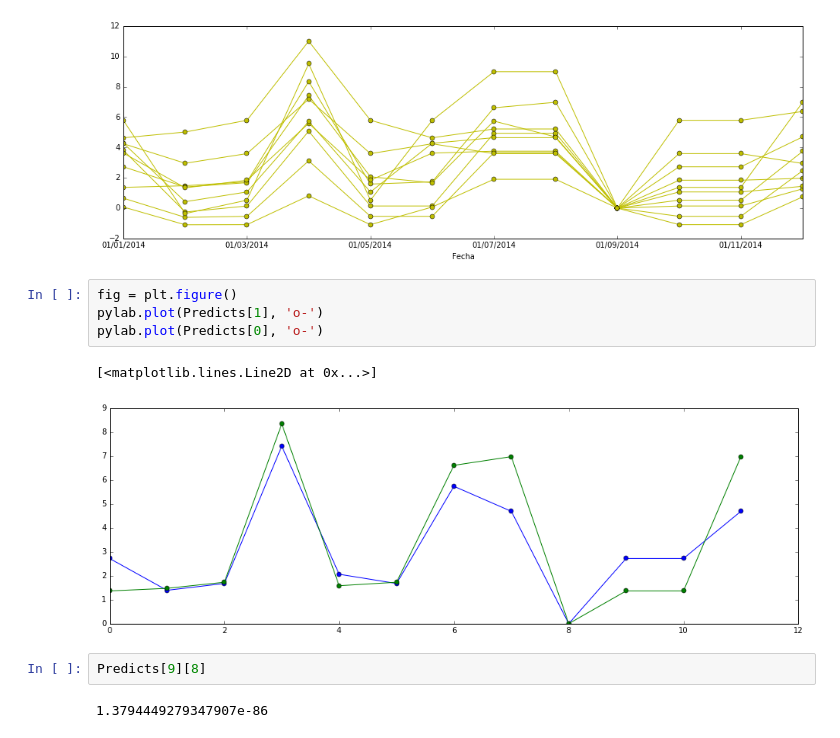
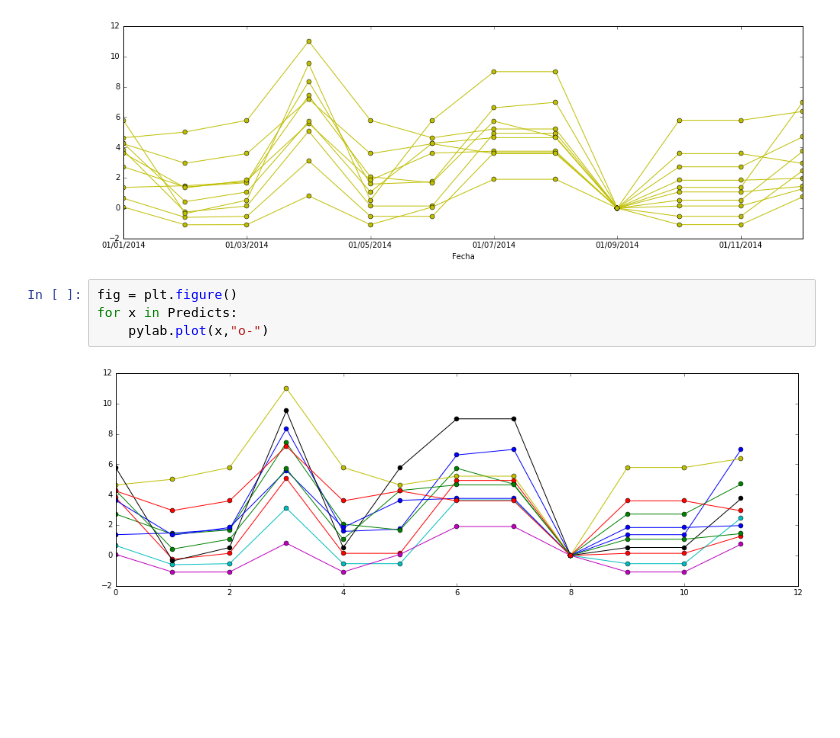
Before and after one commit to Ark93/RedNeuronal, a Jupyter notebook: FFNN.ipynb, the cells around one changed output. Saved outputs shown, nothing was run; the diff lists cells and outputs as text; blank space fills up the shorter version.

```diff
--- a/FFNN.ipynb
+++ b/FFNN.ipynb
@@ -677,12 +677,7 @@ for x in xrange(10):
 [figure]
 # %%
 fig = plt.figure()
-pylab.plot(Predicts[1], 'o-')
-pylab.plot(Predicts[0], 'o-')
+for x in Predicts:
+    pylab.plot(x,"o-")
 # %% [output]
-[<matplotlib.lines.Line2D at 0x...>]
-[figure, old version]
+[figure, new version]
-# %%
-Predicts[9][8]
-# %% [output]
-1.3794449279347907e-86
```
Also changed, not shown: parts of 1 cell of this notebook, 1 other file.
